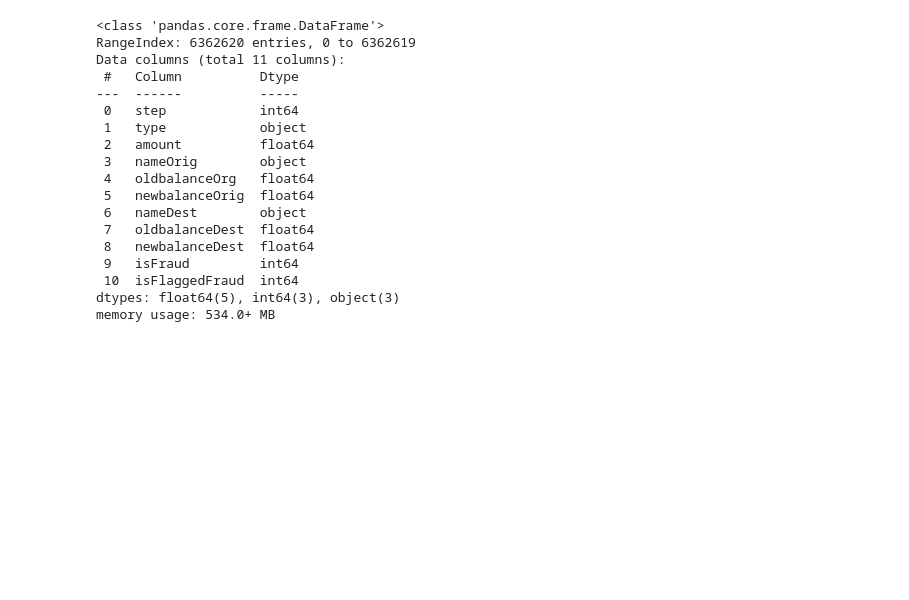
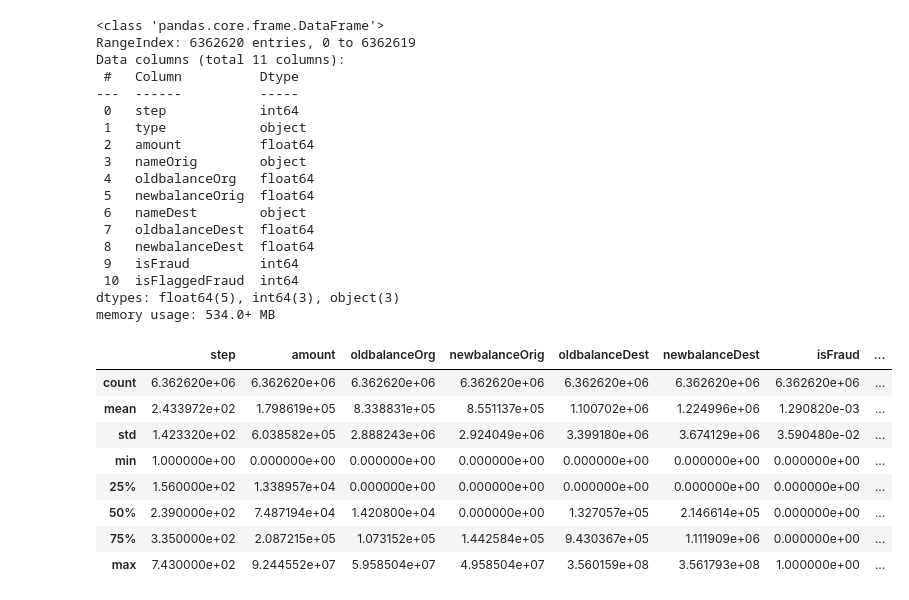
Before and after one commit to Subodhtiwari2003/Online-Payment-Fraud-Detection, a Jupyter notebook: online-payment-fraud-detection.ipynb, the cells around one changed output. Saved outputs shown, nothing was run; the diff lists cells and outputs as text; code cells hidden in the pictures; blank space fills up the shorter version.

```diff
--- a/online-payment-fraud-detection.ipynb
+++ b/online-payment-fraud-detection.ipynb
@@ -35,3 +35,15 @@ Data columns (total 11 columns):
  10  isFlaggedFraud  int64
 dtypes: float64(5), int64(3), object(3)
 memory usage: 534.0+ MB
+# %%
+df.describe()
+# %% [output]
+|  | step | amount | oldbalanceOrg | newbalanceOrig | oldbalanceDest | newbalanceDest | isFraud | ... |
+| count | 6.362620e+06 | 6.362620e+06 | 6.362620e+06 | 6.362620e+06 | 6.362620e+06 | 6.362620e+06 | 6.362620e+06 | ... |
+| mean | 2.433972e+02 | 1.798619e+05 | 8.338831e+05 | 8.551137e+05 | 1.100702e+06 | 1.224996e+06 | 1.290820e-03 | ... |
+| std | 1.423320e+02 | 6.038582e+05 | 2.888243e+06 | 2.924049e+06 | 3.399180e+06 | 3.674129e+06 | 3.590480e-02 | ... |
+| min | 1.000000e+00 | 0.000000e+00 | 0.000000e+00 | 0.000000e+00 | 0.000000e+00 | 0.000000e+00 | 0.000000e+00 | ... |
+| 25% | 1.560000e+02 | 1.338957e+04 | 0.000000e+00 | 0.000000e+00 | 0.000000e+00 | 0.000000e+00 | 0.000000e+00 | ... |
+| 50% | 2.390000e+02 | 7.487194e+04 | 1.420800e+04 | 0.000000e+00 | 1.327057e+05 | 2.146614e+05 | 0.000000e+00 | ... |
+| 75% | 3.350000e+02 | 2.087215e+05 | 1.073152e+05 | 1.442584e+05 | 9.430367e+05 | 1.111909e+06 | 0.000000e+00 | ... |
+| max | 7.430000e+02 | 9.244552e+07 | 5.958504e+07 | 4.958504e+07 | 3.560159e+08 | 3.561793e+08 | 1.000000e+00 | ... |
```
Also changed, not shown: parts of 4 cells of this notebook.
